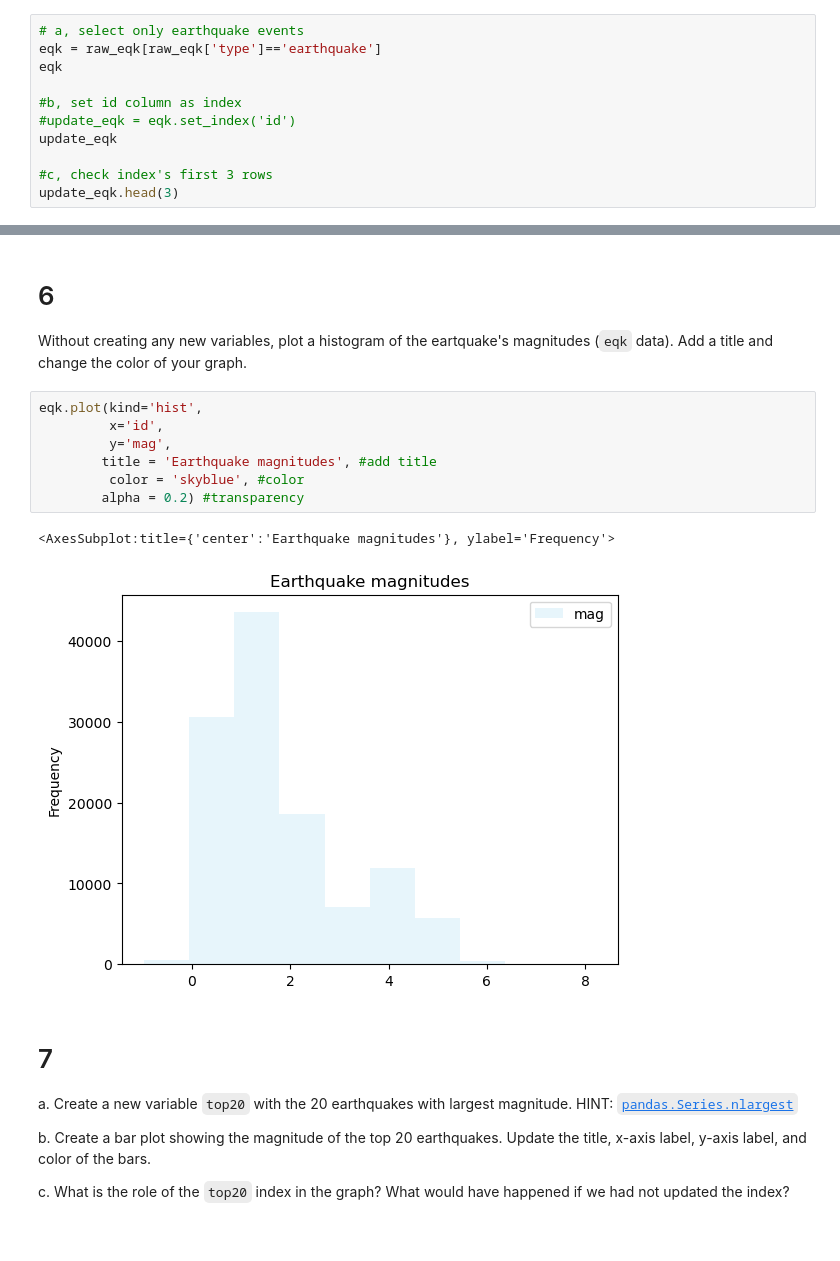
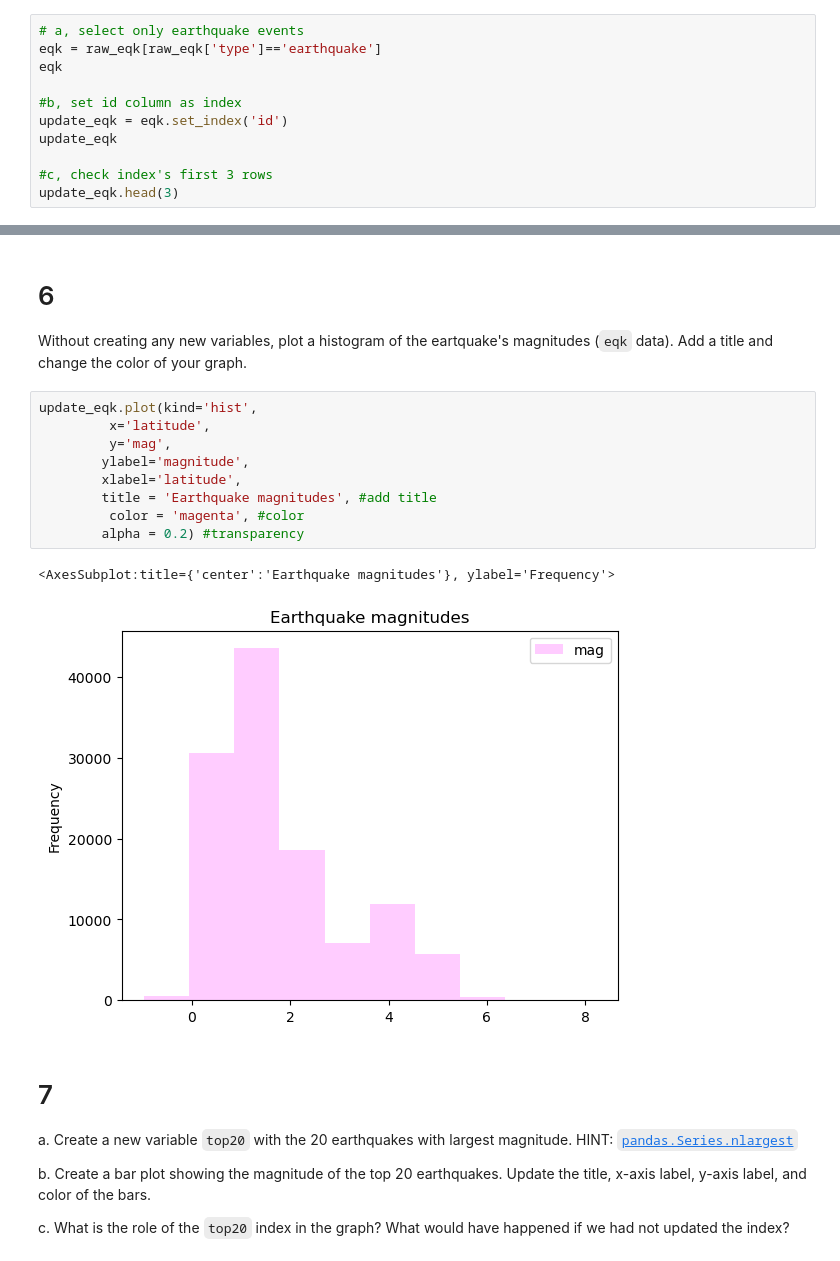
Before and after one commit to lchenhub/eds220-hwk-1, a Jupyter notebook: hwk1-task4.ipynb, the cells around one changed output, grey strips where cells are left out. Drawn from its saved outputs; the diff is of its cells as text.

```diff
--- a/hwk1-task4.ipynb
+++ b/hwk1-task4.ipynb
@@ -98,7 +100,7 @@ eqk = raw_eqk[raw_eqk['type']=='earthquake']
 eqk
 
 #b, set id column as index
-#update_eqk = eqk.set_index('id')
+update_eqk = eqk.set_index('id')
 update_eqk
 
 #c, check index's first 3 rows
@@ -128,15 +132,17 @@ all_rows - eqk_events
 # 6
 Without creating any new variables, plot a histogram of the eartquake's magnitudes (`eqk` data). Add a title and change the color of your graph.
 # %%
-eqk.plot(kind='hist',
-         x='id',
+update_eqk.plot(kind='hist',
+         x='latitude',
          y='mag',
+        ylabel='magnitude',
+        xlabel='latitude',
         title = 'Earthquake magnitudes', #add title
-         color = 'skyblue', #color
+         color = 'magenta', #color
         alpha = 0.2) #transparency
 # %% [output]
 <AxesSubplot:title={'center':'Earthquake magnitudes'}, ylabel='Frequency'>
-[figure, old version]
+[figure, new version]
 # %% [markdown]
 # 7
 
```
Also changed, not shown: parts of 11 cells of this notebook.
